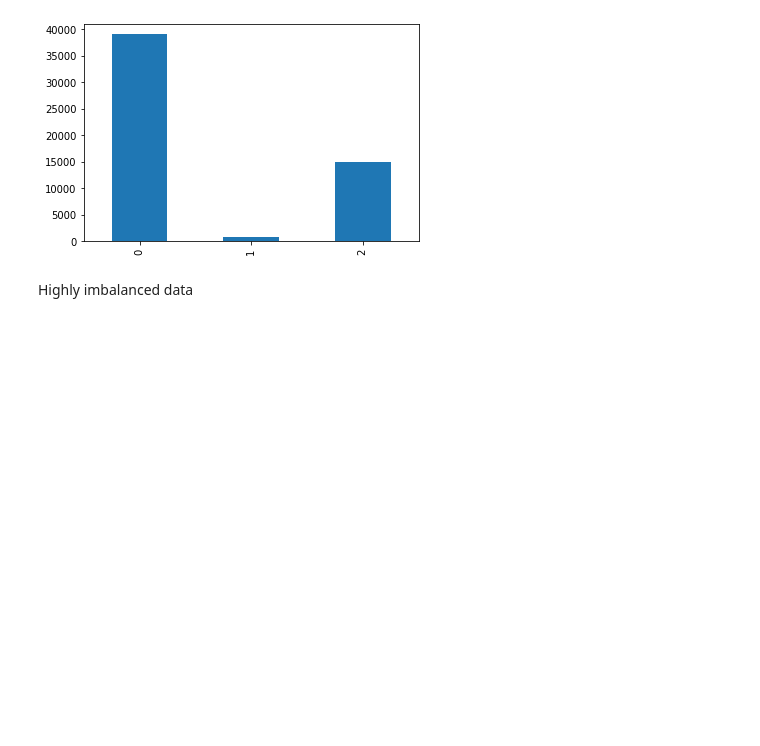
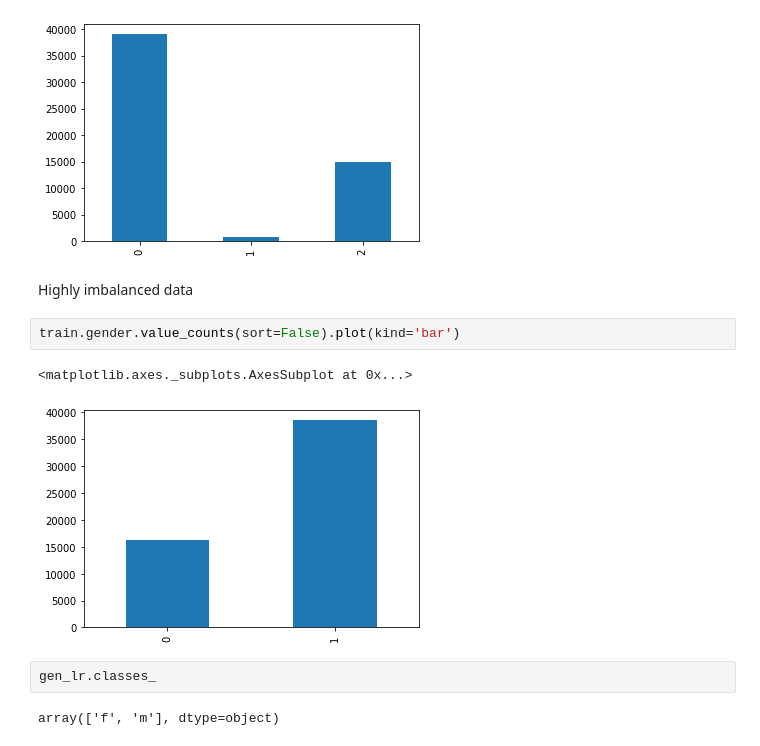
Before and after one commit to PraneethVasarla/HR-Analytics, a Jupyter notebook: HR Analytics.ipynb, the cells around one changed output. Cells and saved outputs as stored; diff of their text form; blank space fills up the shorter version.

```diff
--- a/HR Analytics.ipynb
+++ b/HR Analytics.ipynb
@@ -444,3 +455,12 @@ train.education.value_counts(sort=False).plot(kind = 'bar')
 [figure]
 # %% [markdown]
 Highly imbalanced data
+# %%
+train.gender.value_counts(sort=False).plot(kind='bar')
+# %% [output]
+<matplotlib.axes._subplots.AxesSubplot at 0x...>
+[figure, added]
+# %%
+gen_lr.classes_
+# %% [output]
+array(['f', 'm'], dtype=object)
```
Also changed, not shown: parts of 86 cells of this notebook.
